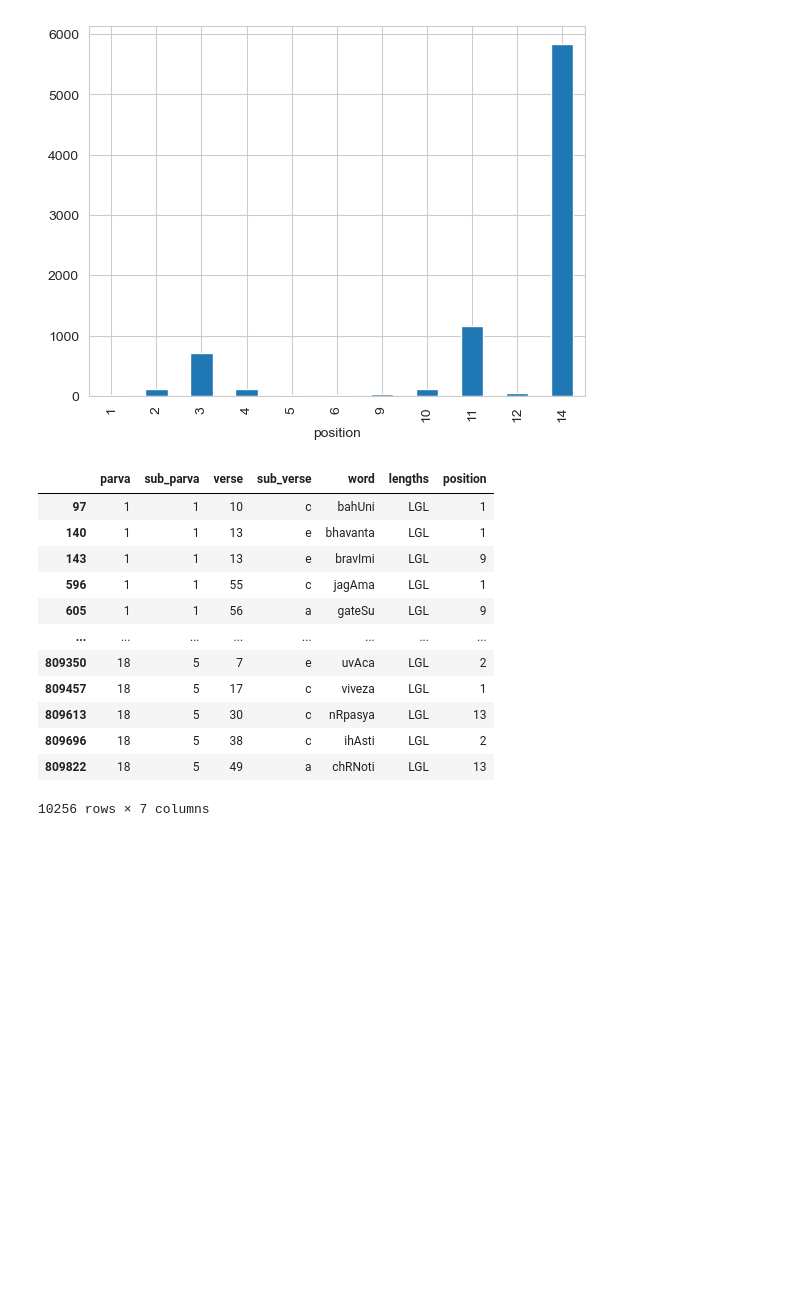
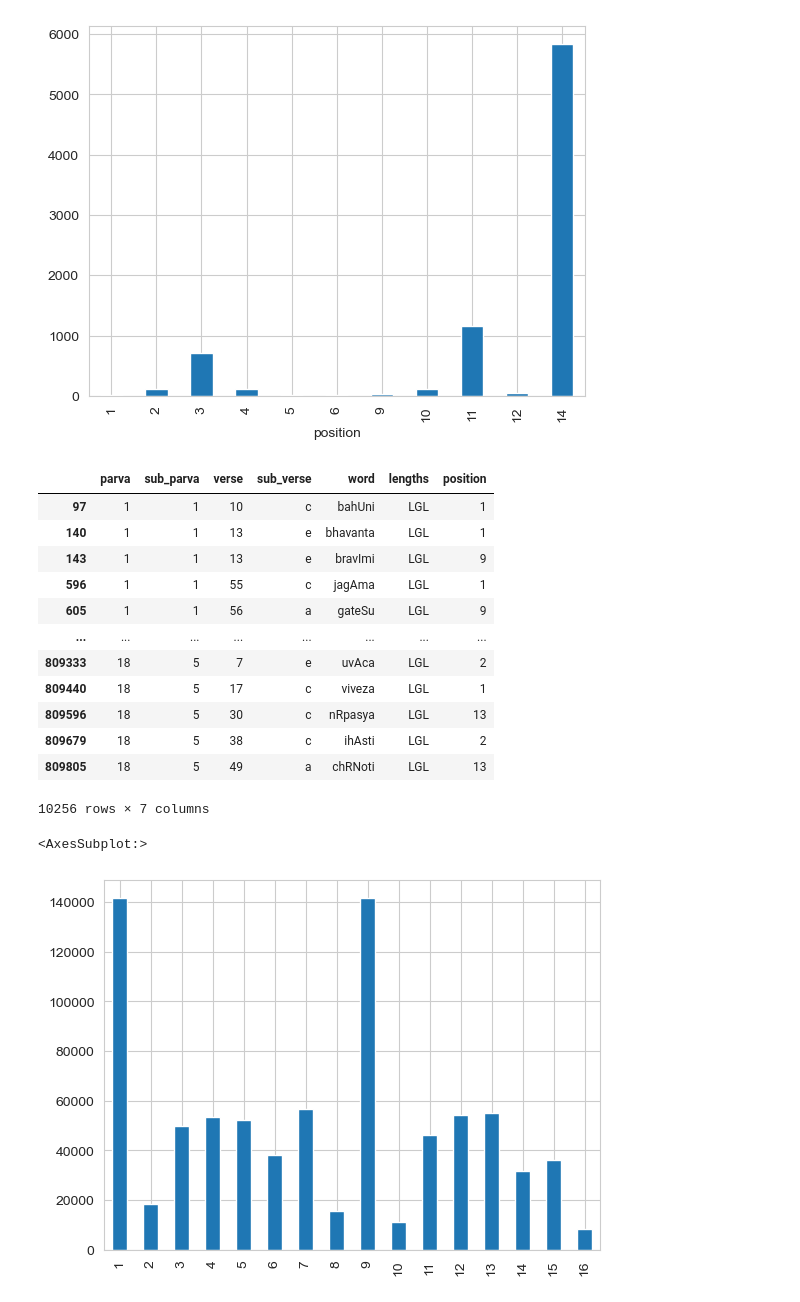
Before and after one commit to kmein/shloka, a Jupyter notebook: shloka-scansion/Shloka.ipynb, the cells around one changed output. Saved outputs shown, nothing was run; the diff lists cells and outputs as text; code cells hidden in the pictures; blank space fills up the shorter version.

Commit message:
shloka-scansion: find out where words start

```diff
--- a/shloka-scansion/Shloka.ipynb
+++ b/shloka-scansion/Shloka.ipynb
@@ -15,8 +15,8 @@ def write_table(df, the_name, caption=""):
     with open(f"table-{the_name}.tex", "w") as f:
         f.write(df.style.to_latex(hrules=True, sparse_index=False, environment="longtable", position="!hbt", caption=caption, label="tbl:"+the_name))
 # %%
-df = pd.read_csv("mahabharata.csv")
-df_localisation = pd.read_csv("mahabharata-localisation.csv")
+df = pd.read_csv("shloka/mahabharata.csv")
+df_localisation = pd.read_csv("shloka/mahabharata-localisation.csv")
 # %%
 df_localisation.position
 # %% [output]
@@ -59,9 +58,14 @@ df_localisation[df_localisation["lengths"] == "LGL"]
 | 596 | 1 | 1 | 55 | c | jagAma | LGL | 1 |
 | 605 | 1 | 1 | 56 | a | gateSu | LGL | 9 |
 | ... | ... | ... | ... | ... | ... | ... | ... |
-| 809350 | 18 | 5 | 7 | e | uvAca | LGL | 2 |
-| 809457 | 18 | 5 | 17 | c | viveza | LGL | 1 |
-| 809613 | 18 | 5 | 30 | c | nRpasya | LGL | 13 |
-| 809696 | 18 | 5 | 38 | c | ihAsti | LGL | 2 |
-| 809822 | 18 | 5 | 49 | a | chRNoti | LGL | 13 |
+| 809333 | 18 | 5 | 7 | e | uvAca | LGL | 2 |
+| 809440 | 18 | 5 | 17 | c | viveza | LGL | 1 |
+| 809596 | 18 | 5 | 30 | c | nRpasya | LGL | 13 |
+| 809679 | 18 | 5 | 38 | c | ihAsti | LGL | 2 |
+| 809805 | 18 | 5 | 49 | a | chRNoti | LGL | 13 |
 10256 rows × 7 columns
+# %%
+df_localisation["position"].value_counts().sort_index().plot.bar()
+# %% [output]
+<AxesSubplot:>
+[figure, added]
```
Also changed, not shown: parts of 1 cell of this notebook.
